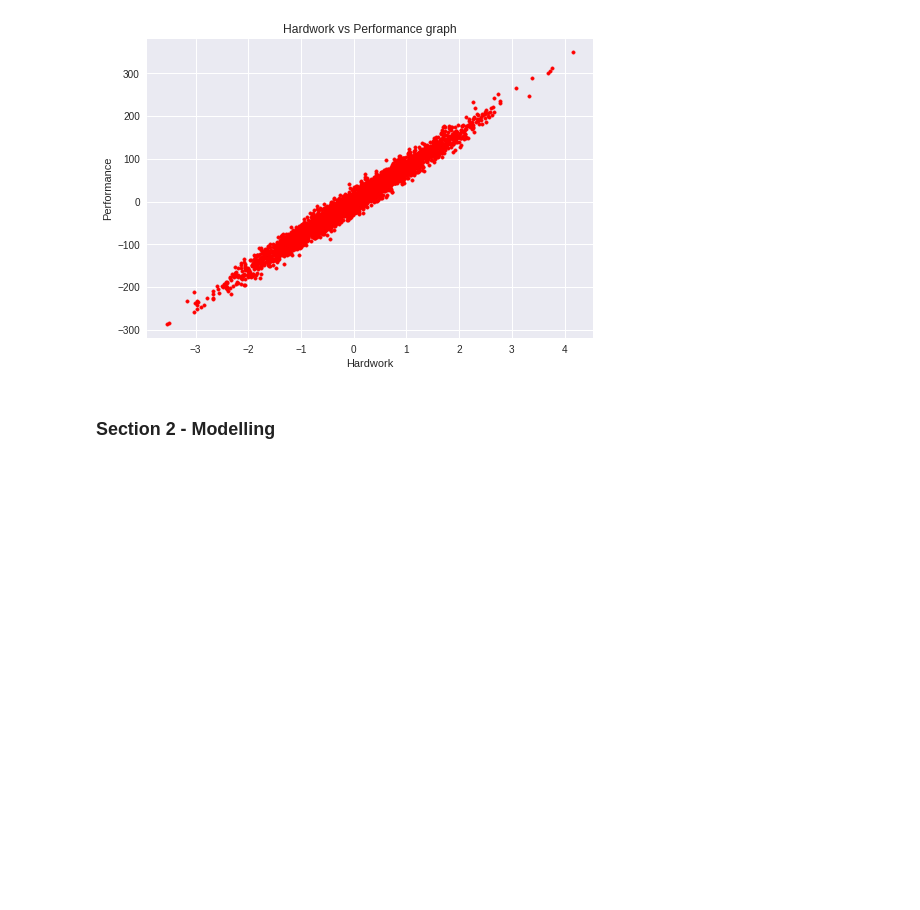
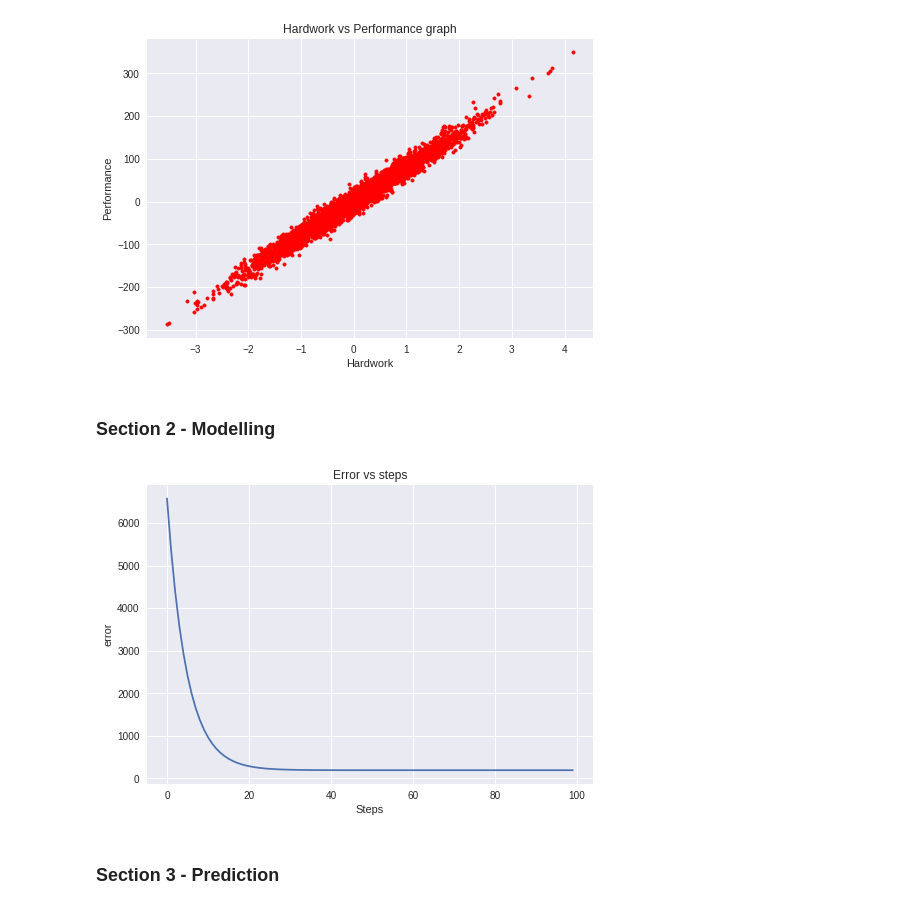
Before and after one commit to imraghavagr/Machine-Learning-from-scratch, a Jupyter notebook: 01. Linear Regression/03. example1.ipynb, the cells around one changed output. Saved outputs shown, nothing was run; the diff lists cells and outputs as text; code cells hidden in the pictures; blank space fills up the shorter version.

```diff
--- a/01. Linear Regression/03. example1.ipynb
+++ b/01. Linear Regression/03. example1.ipynb
@@ -54,0 +106,13 @@ plt.show()
+# %%
+theta, error_list = gradientDescent(X,y)
+# %%
+plt.style.use('seaborn')
+plt.title("Error vs steps")
+plt.xlabel("Steps")
+plt.ylabel("error")
+plt.plot(error_list)
+plt.show()
+# %% [output]
+[figure, added]
+# %% [markdown]
+### Section 3 - Prediction
```
Also changed, not shown: parts of 9 cells of this notebook, 1 other file.
